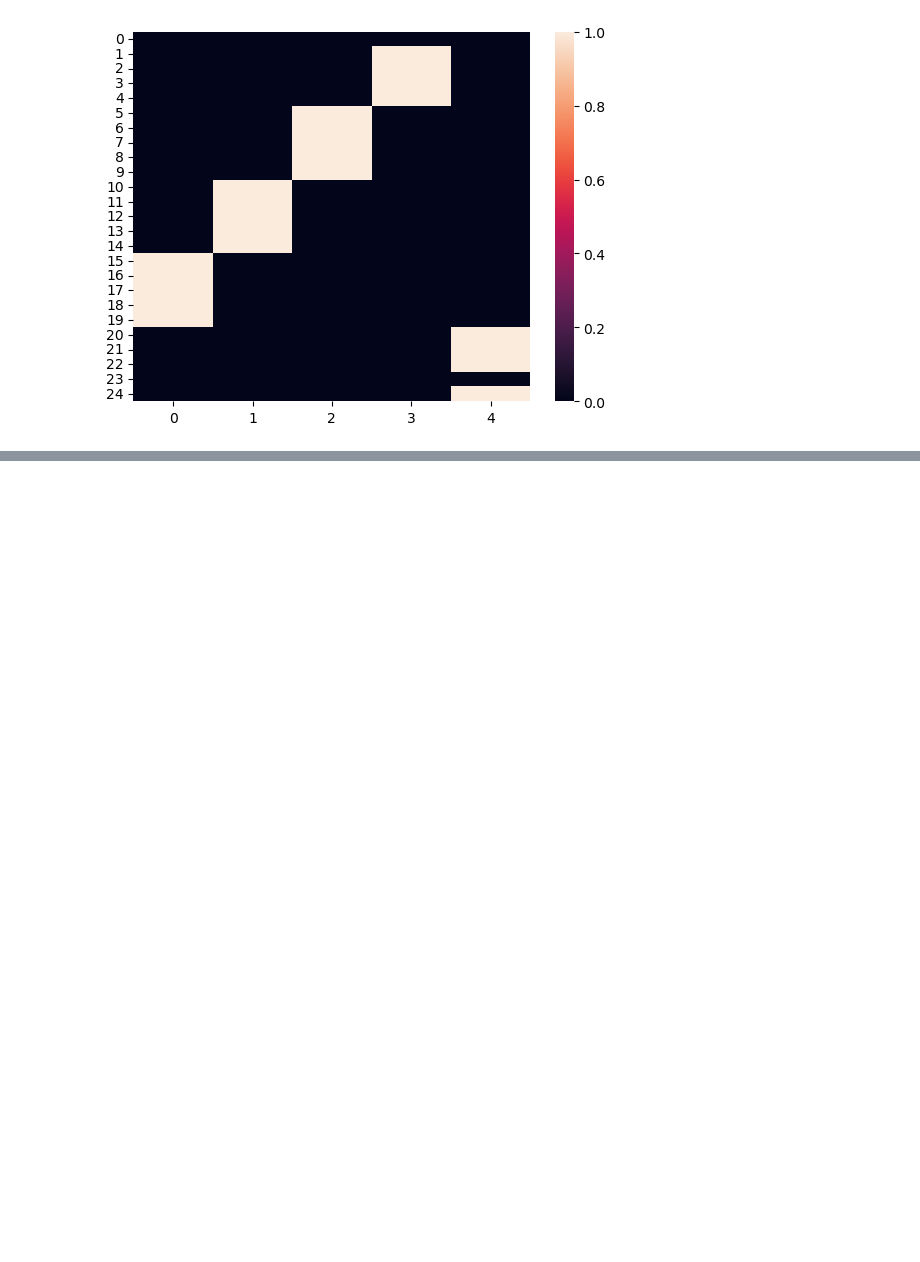
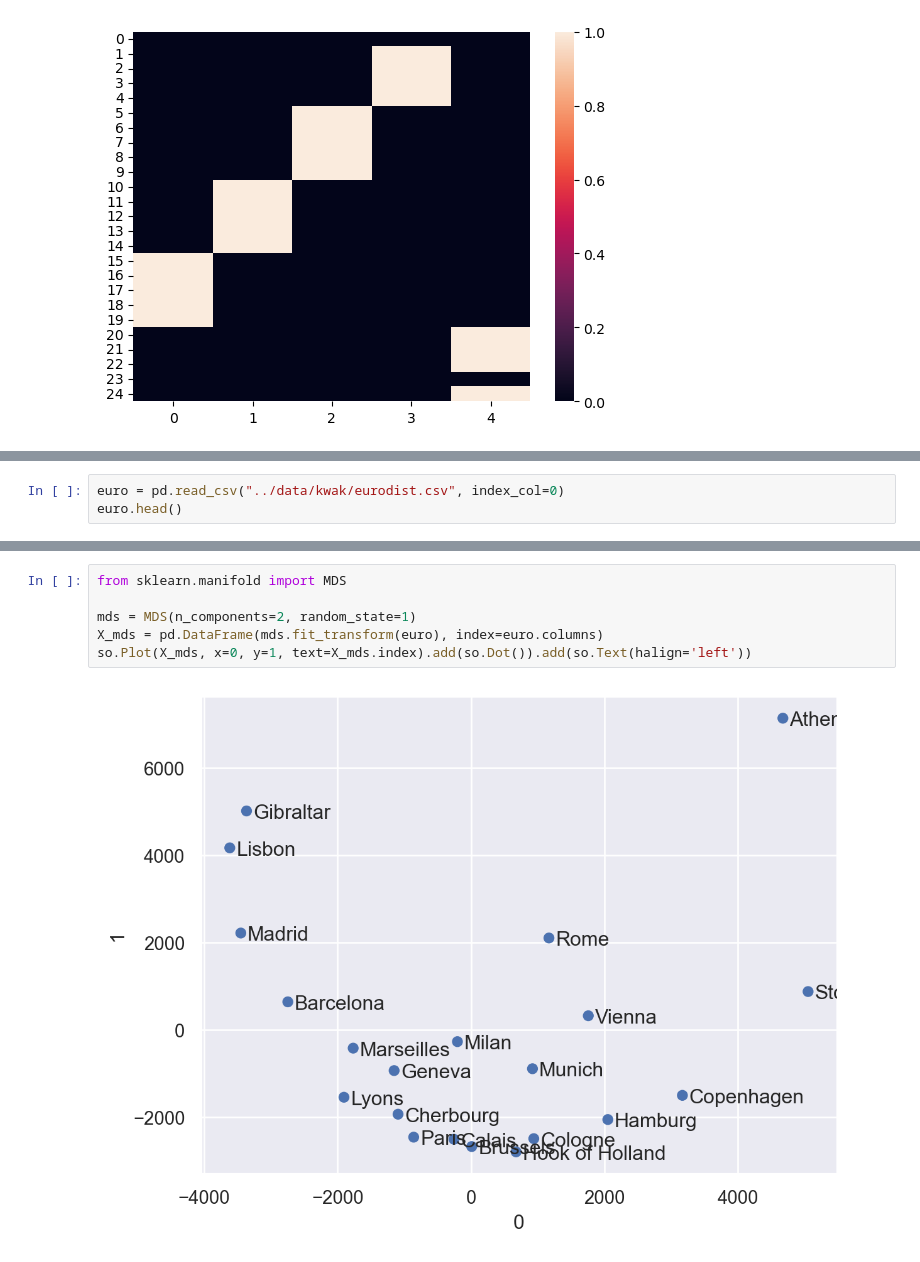
Before and after one commit to klee30810/ADP-study, a Jupyter notebook: stats/kwak/Chap 09. 차원분석.ipynb, the cells around one changed output, grey strips where cells are left out. Cells and saved outputs as stored; diff of their text form; blank space fills up the shorter version.

Commit message:
kwak chap9 dimension analysis update

```diff
--- a/stats/kwak/Chap 09. 차원분석.ipynb
+++ b/stats/kwak/Chap 09. 차원분석.ipynb
@@ -237,0 +245,3 @@ sns.heatmap(fa_valid.values > 0.4);
+# %%
+euro = pd.read_csv("../data/kwak/eurodist.csv", index_col=0)
+euro.head()
@@ -237,0 +257,8 @@ sns.heatmap(fa_valid.values > 0.4);
+# %%
+from sklearn.manifold import MDS
+
+mds = MDS(n_components=2, random_state=1)
+X_mds = pd.DataFrame(mds.fit_transform(euro), index=euro.columns)
+so.Plot(X_mds, x=0, y=1, text=X_mds.index).add(so.Dot()).add(so.Text(halign='left'))
+# %% [output]
+[figure, added]
```
Also changed, not shown: parts of 5 cells of this notebook.
